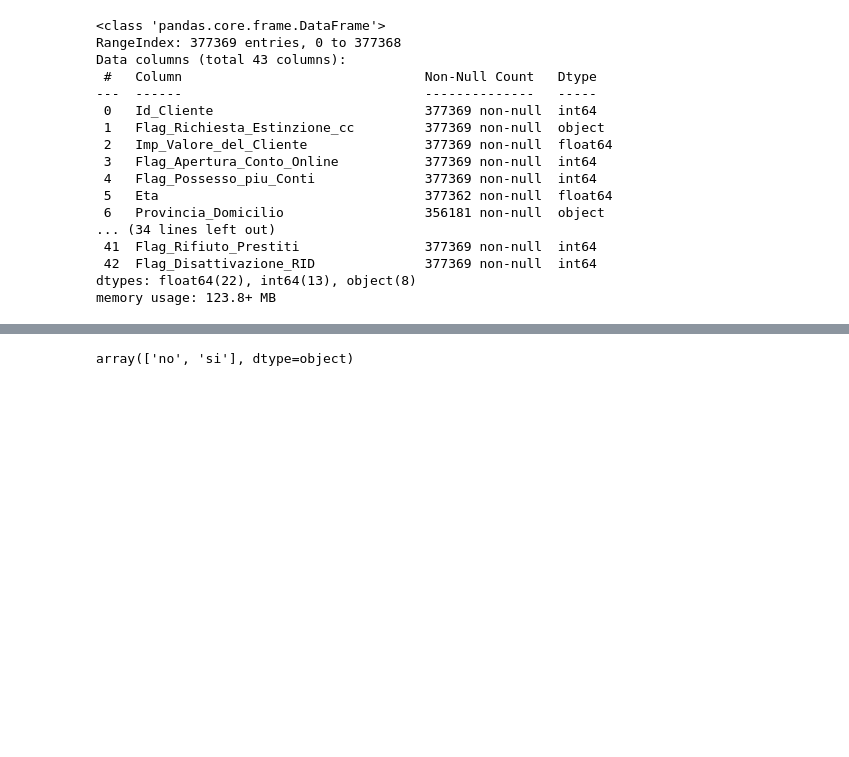
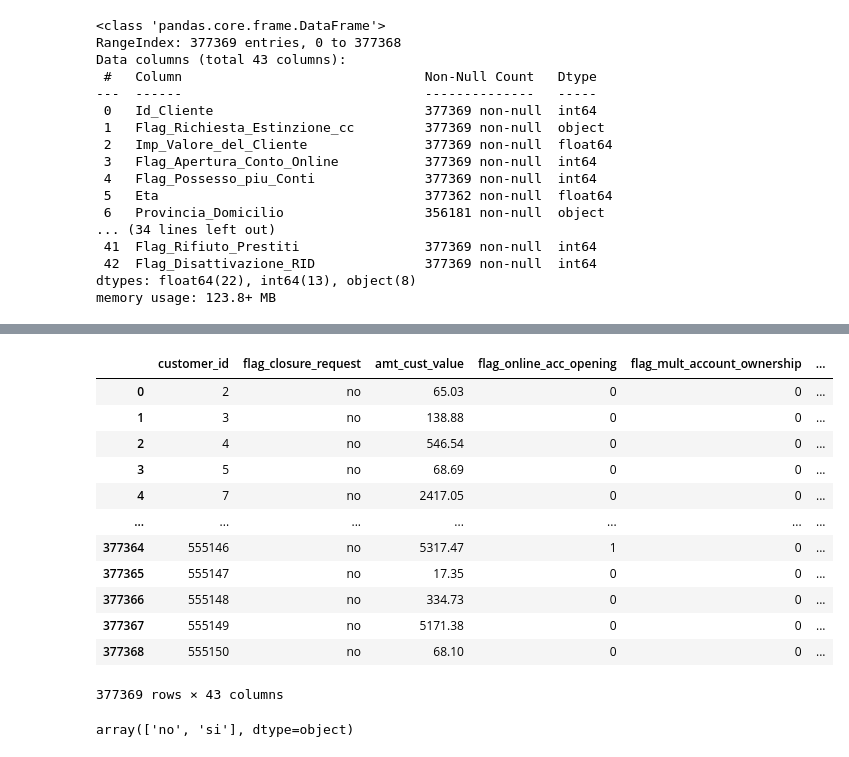
Before and after one commit to fedfioravanti/Bank-Churn-Prediction, a Jupyter notebook: notebooks/Bank-Churn-01-Intro-EDA.ipynb, the cells around one changed output, grey strips where cells are left out. Drawn from its saved outputs; the diff is of its cells as text; code cells hidden in the pictures; blank space fills up the shorter version.

```diff
--- a/notebooks/Bank-Churn-01-Intro-EDA.ipynb
+++ b/notebooks/Bank-Churn-01-Intro-EDA.ipynb
@@ -110,2 +148,20 @@ df.describe()
+# %%
+# load data from CSV for consistency reasons
+df = pd.read_csv('../data/3-processed/df_00.csv', low_memory=False, encoding='latin-1')
+df
+# %% [output]
+|  | customer_id | flag_closure_request | amt_cust_value | flag_online_acc_opening | flag_mult_account_ownership | ... |
+| 0 | 2 | no | 65.03 | 0 | 0 | ... |
+| 1 | 3 | no | 138.88 | 0 | 0 | ... |
+| 2 | 4 | no | 546.54 | 0 | 0 | ... |
+| 3 | 5 | no | 68.69 | 0 | 0 | ... |
+| 4 | 7 | no | 2417.05 | 0 | 0 | ... |
+| ... | ... | ... | ... | ... | ... | ... |
+| 377364 | 555146 | no | 5317.47 | 1 | 0 | ... |
+| 377365 | 555147 | no | 17.35 | 0 | 0 | ... |
+| 377366 | 555148 | no | 334.73 | 0 | 0 | ... |
+| 377367 | 555149 | no | 5171.38 | 0 | 0 | ... |
+| 377368 | 555150 | no | 68.10 | 0 | 0 | ... |
+377369 rows × 43 columns
 # %%
 # display the unique values
```
Also changed, not shown: parts of 10 cells of this notebook.
